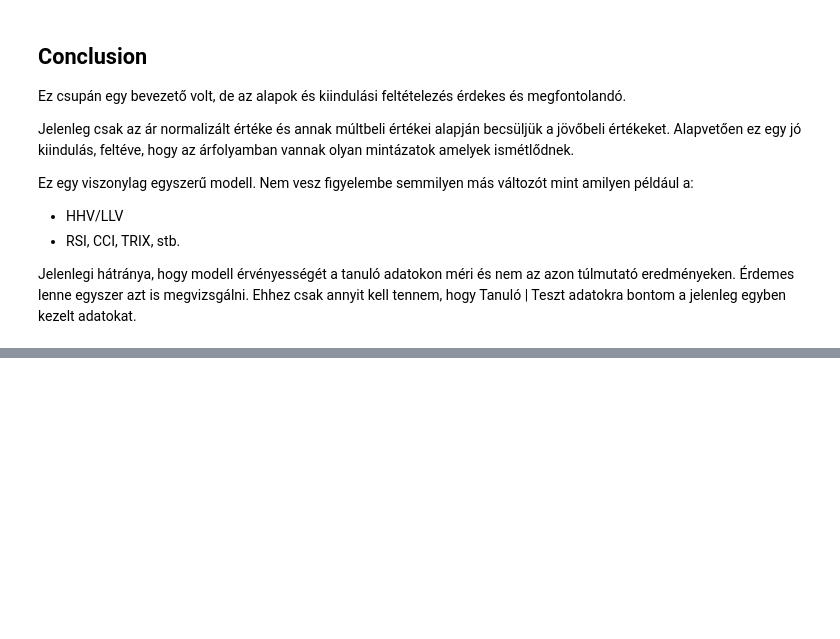
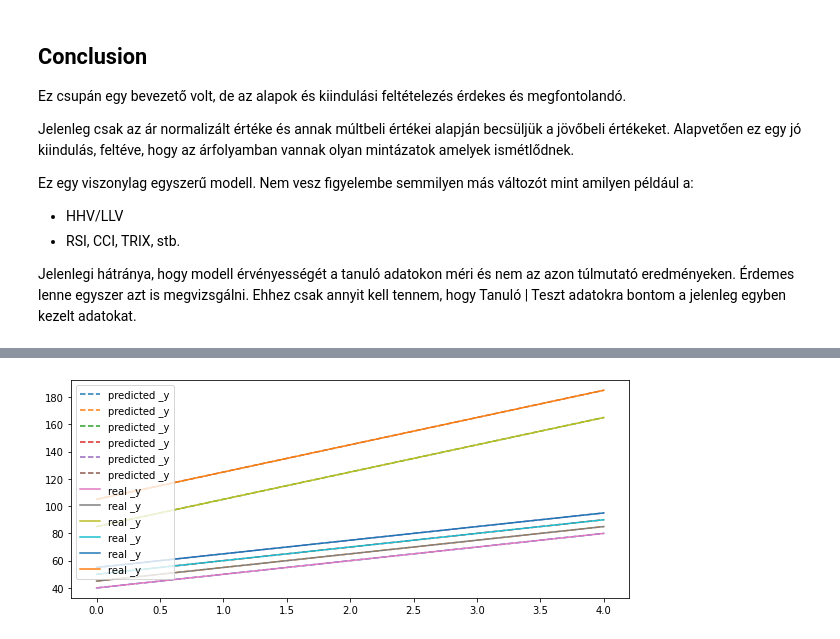
Before and after one commit to JoDeMiro/Keras, a Jupyter notebook: 05_Keras_Time_Series_Forcasting_via_1D_Convolution.ipynb, the cells around one changed output, grey strips where cells are left out. Saved outputs shown, nothing was run; the diff lists cells and outputs as text; code cells hidden in the pictures; blank space fills up the shorter version.

```diff
--- a/05_Keras_Time_Series_Forcasting_via_1D_Convolution.ipynb
+++ b/05_Keras_Time_Series_Forcasting_via_1D_Convolution.ipynb
@@ -2104,0 +2368,30 @@ Jelenlegi hátránya, hogy modell érvényességét a tanuló adatokon méri és
+# %%
+# Az ilyen dolgokat egyszerűbb megcsinálni a Sequential API segítségével
+
+from tensorflow.keras.layers import Conv1D, MaxPool1D, Flatten, Dense, Input
+from tensorflow.keras import Sequential
+
+import os
+import tensorflow as tf
+os.environ['TF_CPP_MIN_LOG_LEVEL'] = '3'
+
+model = Sequential()
+model.add(Conv1D(filters=64, kernel_size=2, activation='relu', input_shape=(n_steps_in, n_features)))
+model.add(MaxPool1D(pool_size=2))
+model.add(Flatten())
+model.add(Dense(50, activation='relu'))
+model.add(Dense(n_output))                              # -> new n_output (aggregated)
+model.compile(optimizer='adam', loss='mse')
+
+
+# De mostanában kezdek áttérni a Functional API használatára
+
+input_layer   = Input(shape=(n_steps_in, n_features))
+
+cnn_layer     = Conv1D(filters=64, kernel_size=2, activation='relu')(input_layer)
+pool_layer    = MaxPool1D(pool_size=2)(cnn_layer)
+flatten_layer = Flatten()(pool_layer)
+dense_layer   = Dense(50, activation='relu')(flatten_layer)
+output_layer  = Dense(units=n_output)(dense_layer)        # -> new n_output (aggregated)
+model         = Model(inputs=input_layer, outputs=output_layer)
+model.compile(optimizer='adam', loss='mse')
@@ -2104,0 +2416,8 @@ Jelenlegi hátránya, hogy modell érvényességét a tanuló adatokon méri és
+# %%
+plt.figure(figsize=(10, 4))
+plt.plot(_y_predicted, linestyle='--', label = 'predicted _y')
+plt.plot(_y_flattened, label = 'real _y')
+plt.legend()
+plt.show()
+# %% [output]
+[figure, added]
```
Also changed, not shown: parts of 28 cells of this notebook.
